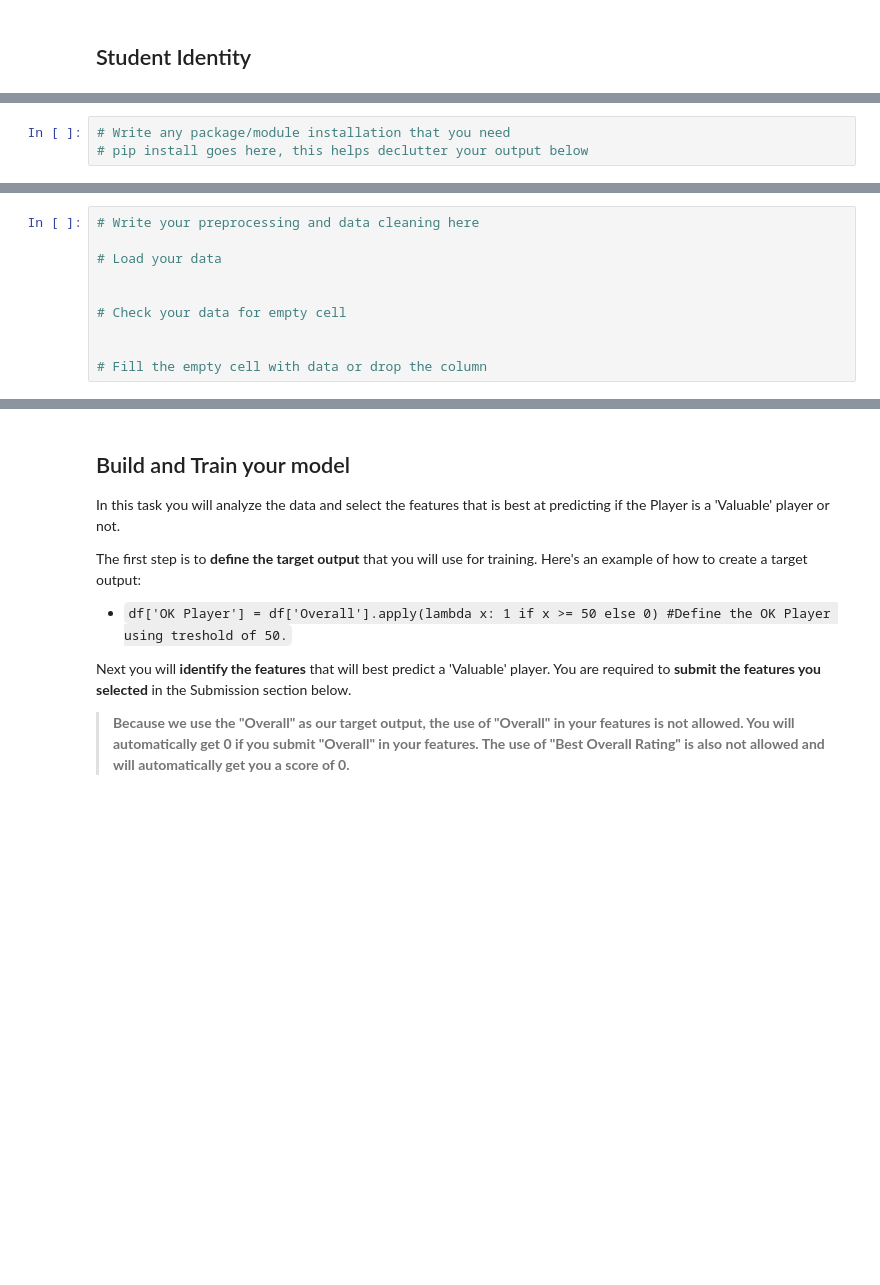
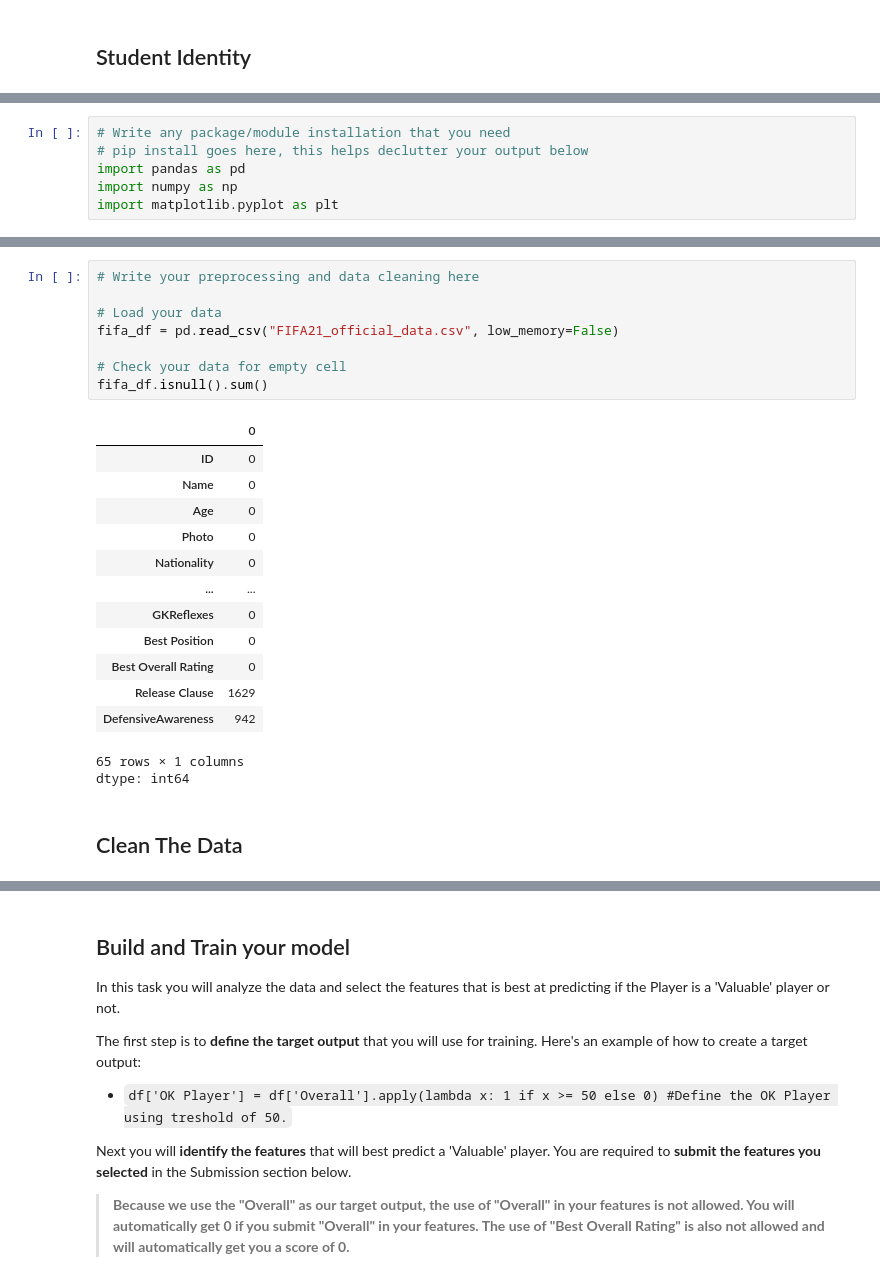
Before and after one commit to adityarifqyfauzan/mastering-ai, a Jupyter notebook: 02_machine_learning_project.ipynb, the cells around one changed output, grey strips where cells are left out. Drawn from its saved outputs; the diff is of its cells as text; blank space fills up the shorter version.

```diff
--- a/02_machine_learning_project.ipynb
+++ b/02_machine_learning_project.ipynb
@@ -59,6 +73,9 @@ from rggrader import submit, submit_image
 # %%
 # Write any package/module installation that you need
 # pip install goes here, this helps declutter your output below
+import pandas as pd
+import numpy as np
+import matplotlib.pyplot as plt
 # %% [markdown]
 ## Load the dataset and clean it
 
@@ -74,10 +91,25 @@ In the code block below, you can use the comments to guide you on what to do.
 # %%
 # Write your preprocessing and data cleaning here
 
 # Load your data
-
+fifa_df = pd.read_csv("FIFA21_official_data.csv", low_memory=False)
 
 # Check your data for empty cell
-
-
-# Fill the empty cell with data or drop the column
+fifa_df.isnull().sum()
+# %% [output]
+|  | 0 |
+| ID | 0 |
+| Name | 0 |
+| Age | 0 |
+| Photo | 0 |
+| Nationality | 0 |
+| ... | ... |
+| GKReflexes | 0 |
+| Best Position | 0 |
+| Best Overall Rating | 0 |
+| Release Clause | 1629 |
+| DefensiveAwareness | 942 |
+65 rows × 1 columns
+dtype: int64
+# %% [markdown]
+## Clean The Data
```
Also changed, not shown: parts of 13 cells of this notebook.
